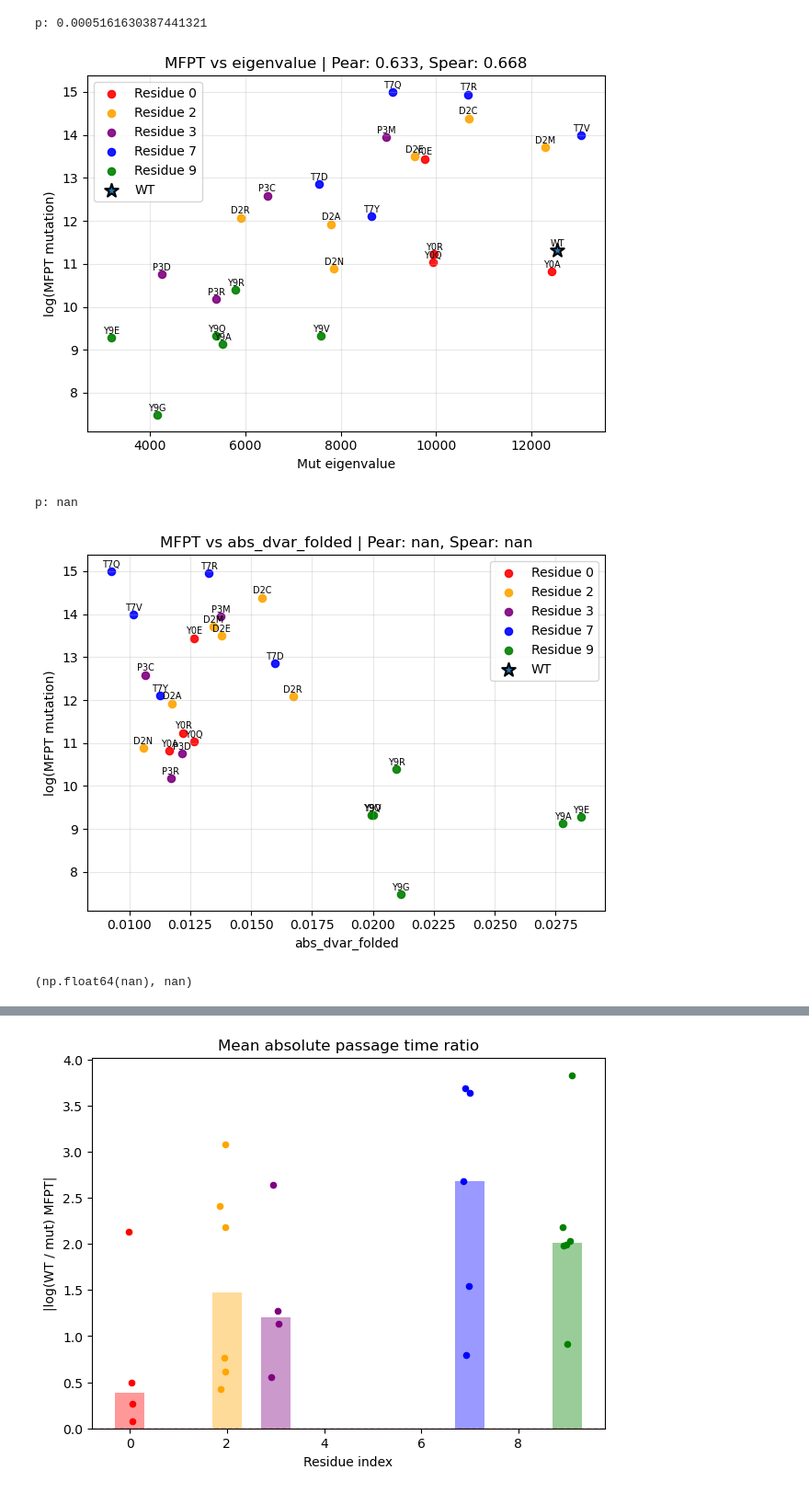
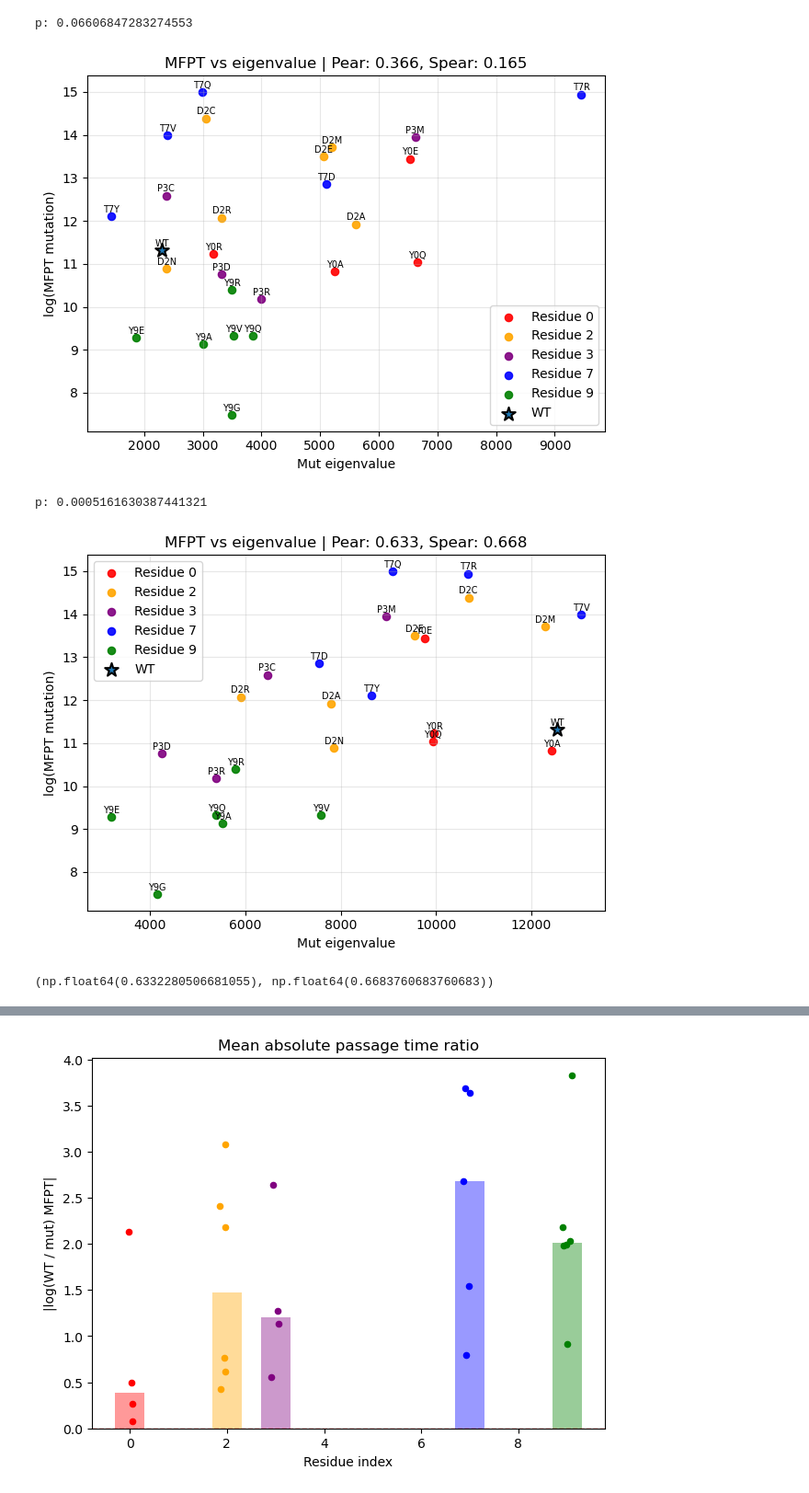
Before and after one commit to MendelsResearchGroup/guiding-peptide-kinetics, a Jupyter notebook: src/fpt.ipynb, the cells around one changed output, grey strips where cells are left out. Shown at 92% size. Drawn from its saved outputs; the diff is of its cells as text; code cells hidden in the pictures.

```diff
--- a/src/fpt.ipynb
+++ b/src/fpt.ipynb
@@ -60,7 +57,7 @@ from scipy import stats
 import numpy as np
 import matplotlib.pyplot as plt
 import pandas as pd
-
+import pickle
 from common.utils import collect_df  # only for isna in xlabel
 
 def plot_mfpt_corr(df, prop_col, wt_label='WT', group_col='residue_idx',
@@ -86,40 +83,42 @@ def plot_mfpt_corr(df, prop_col, wt_label='WT', group_col='residue_idx',
             y_map.loc[sub.index].to_numpy(),
             label=f"Residue {k}", s=35, alpha=0.9, c=res_colors.get(k)
         )
 
     plt.scatter(wt_prop, y_map.loc[wt_label], s=120, marker='*', edgecolors='k', linewidths=1.5, label=wt_label)
 
     if annotate:
         for xv, yv, name in zip(x_all, y_all, names):
             plt.text(xv, yv + 0.05, name, fontsize=7, ha='center', va='bottom')
 
     xlabel = (f"Mut {prop_col}" if log_prop and not pd.isna(wt_prop) else prop_col)
     plt.xlabel(xlabel)
     plt.ylabel('log(MFPT mutation)')
     t = f" | Th={th:.3g}" if th is not None else ""
     plt.title(f"MFPT vs {prop_col}{t} | Pear: {pearson:.3g}, Spear: {spearman:.3g}")
     plt.legend()
     plt.grid(True, alpha=0.3)
     plt.tight_layout()
     plt.show()
 
     return pearson, spearman
 
 
 
 with open("../data/mfpt-pace=25000.pkl", "rb") as f:
     all_mfpt = pickle.load(f)
 
 thresholds = np.array(list(all_mfpt['chignolin'].keys()))
-df = collect_df(all_mfpt, thresholds[1], 200)
+df = collect_df(False, all_mfpt, thresholds[1])
 plot_mfpt_corr(df, 'eigenvalue', annotate=True)
-plot_mfpt_corr(df, 'abs_dvar_folded', annotate=True)
+
+df = collect_df(True, all_mfpt, thresholds[1])
+plot_mfpt_corr(df, 'eigenvalue', annotate=True)
 # %% [output]
-p: 0.0005161630387441321
+p: 0.06606847283274553
-[figure, old version]
+[figure, new version]
-p: nan
+p: 0.0005161630387441321
-[figure, old version]
+[figure, new version]
-(np.float64(nan), nan)
+(np.float64(0.6332280506681055), np.float64(0.6683760683760683))
 # %%
 import numpy as np
 import pandas as pd
```
Also changed, not shown: parts of 3 cells of this notebook, 14 other files.
